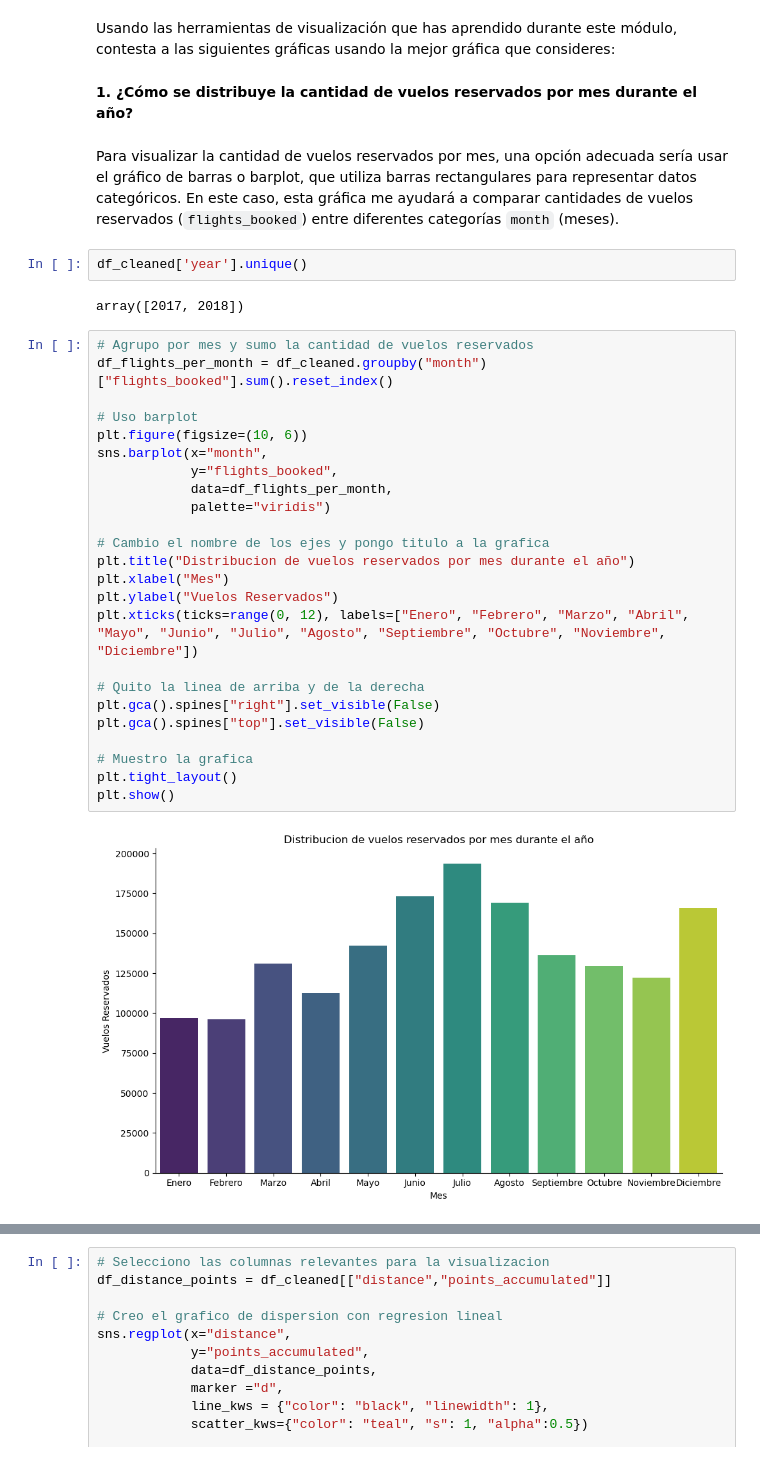
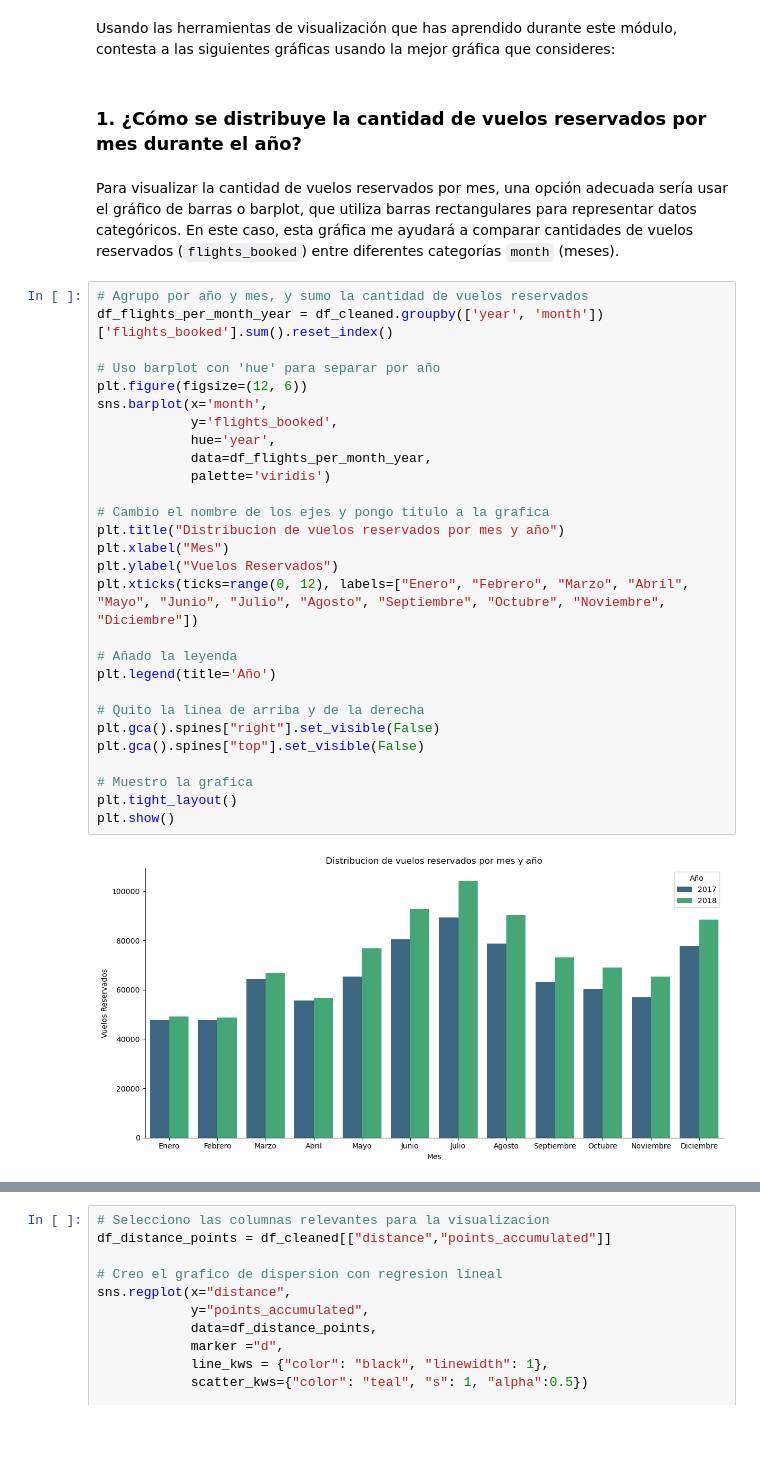
Before and after one commit to Adalab/bda-modulo-3-evaluacion-final-eaguilag, a Jupyter notebook: bda-modulo-3-evaluacion-final-promo-angela-elena-aguila.ipynb, the cells around one changed output, grey strips where cells are left out. Saved outputs shown, nothing was run; the diff lists cells and outputs as text; blank space fills up the shorter version.

```diff
--- a/bda-modulo-3-evaluacion-final-promo-angela-elena-aguila.ipynb
+++ b/bda-modulo-3-evaluacion-final-promo-angela-elena-aguila.ipynb
@@ -405,37 +405,37 @@ df_cleaned.sample()
 # %% [markdown]
 Usando las herramientas de visualización que has aprendido durante este módulo, contesta a las siguientes gráficas usando la mejor gráfica que consideres:
 # %% [markdown]
-**1. ¿Cómo se distribuye la cantidad de vuelos reservados por mes durante el año?**
+### 1. ¿Cómo se distribuye la cantidad de vuelos reservados por mes durante el año?
 # %% [markdown]
 Para visualizar la cantidad de vuelos reservados por mes, una opción adecuada sería usar el gráfico de barras o barplot, que utiliza barras rectangulares para representar datos categóricos. En este caso, esta gráfica me ayudará a comparar cantidades de vuelos reservados (`flights_booked`) entre diferentes categorías `month` (meses).
-# %%
-df_cleaned['year'].unique()
-# %% [output]
-array([2017, 2018])
 # %%
-# Agrupo por mes y sumo la cantidad de vuelos reservados
-df_flights_per_month = df_cleaned.groupby("month")["flights_booked"].sum().reset_index()
+# Agrupo por año y mes, y sumo la cantidad de vuelos reservados
+df_flights_per_month_year = df_cleaned.groupby(['year', 'month'])['flights_booked'].sum().reset_index()
 
-# Uso barplot
-plt.figure(figsize=(10, 6))
-sns.barplot(x="month",
-            y="flights_booked",
-            data=df_flights_per_month,
-            palette="viridis")
+# Uso barplot con 'hue' para separar por año
+plt.figure(figsize=(12, 6))
+sns.barplot(x='month',
+            y='flights_booked',
+            hue='year',
+            data=df_flights_per_month_year,
+            palette='viridis')
 
 # Cambio el nombre de los ejes y pongo titulo a la grafica
-plt.title("Distribucion de vuelos reservados por mes durante el año")
+plt.title("Distribucion de vuelos reservados por mes y año")
 plt.xlabel("Mes")
 plt.ylabel("Vuelos Reservados")
 plt.xticks(ticks=range(0, 12), labels=["Enero", "Febrero", "Marzo", "Abril", "Mayo", "Junio", "Julio", "Agosto", "Septiembre", "Octubre", "Noviembre", "Diciembre"])
+
+# Añado la leyenda
+plt.legend(title='Año')
 
 # Quito la linea de arriba y de la derecha
 plt.gca().spines["right"].set_visible(False)
 plt.gca().spines["top"].set_visible(False)
 
 # Muestro la grafica
 plt.tight_layout()
 plt.show()
 # %% [output]
-[figure, old version]
+[figure, new version]
 # %% [markdown]
```
Also changed, not shown: parts of 23 cells of this notebook.
